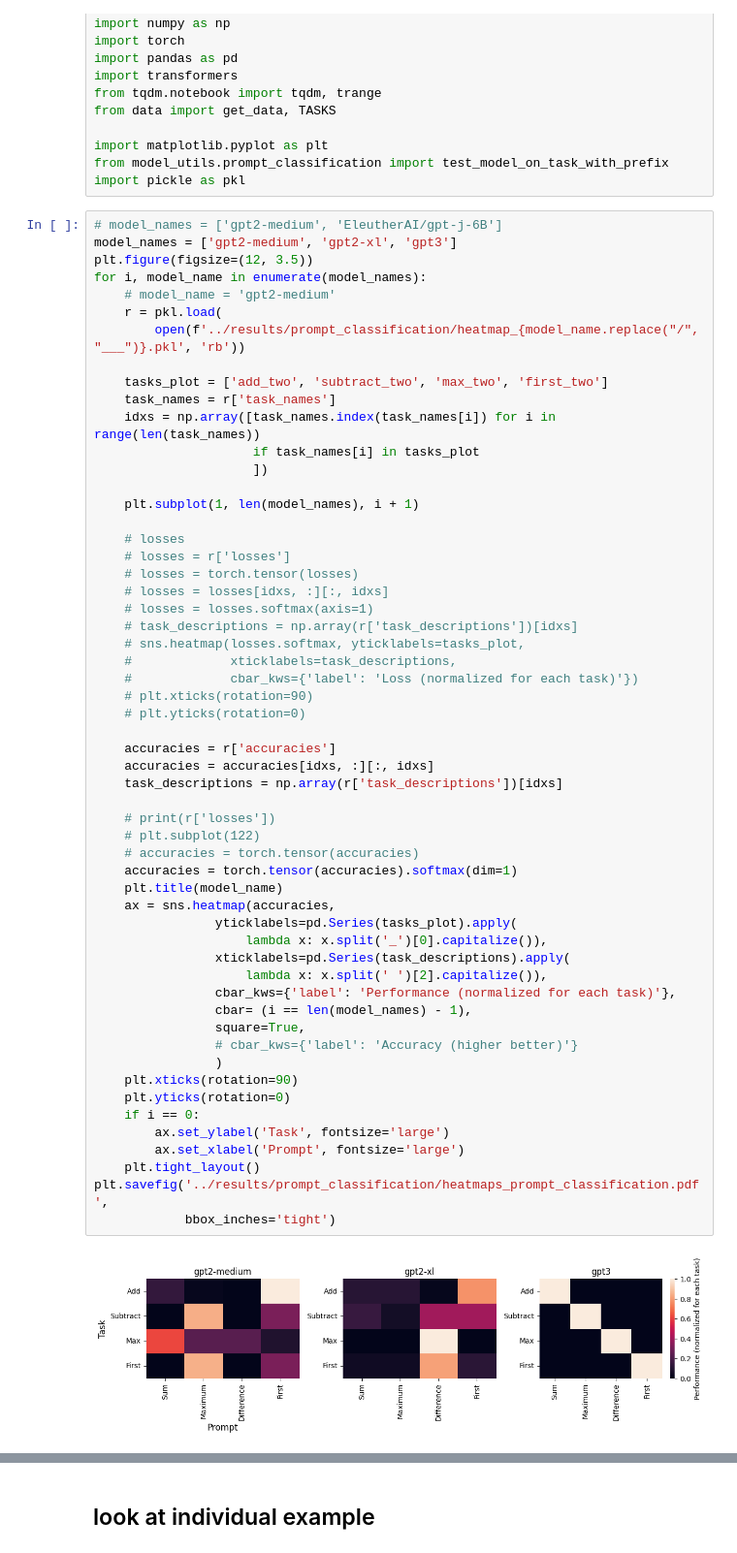
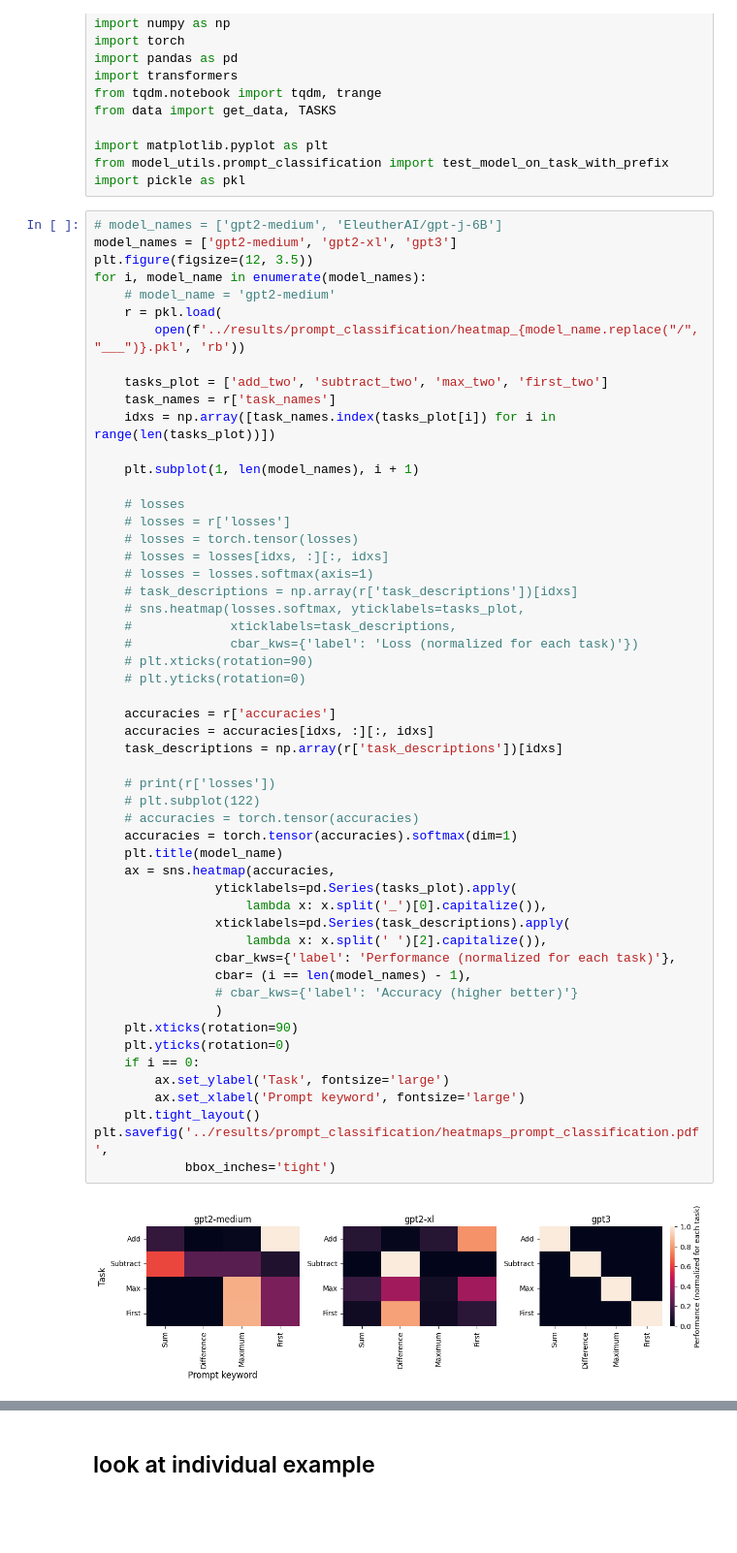
Before and after one commit to csinva/iprompt, a Jupyter notebook: notebooks/01_prompt_selection.ipynb, the cells around one changed output, grey strips where cells are left out. Shown at 97% size. Drawn from its saved outputs; the diff is of its cells as text; blank space fills up the shorter version.

Commit message:
fix cls heatmap labels

```diff
--- a/notebooks/01_prompt_selection.ipynb
+++ b/notebooks/01_prompt_selection.ipynb
@@ -25,9 +25,7 @@ for i, model_name in enumerate(model_names):
 
     tasks_plot = ['add_two', 'subtract_two', 'max_two', 'first_two']
     task_names = r['task_names']
-    idxs = np.array([task_names.index(task_names[i]) for i in range(len(task_names))
-                     if task_names[i] in tasks_plot
-                     ])
+    idxs = np.array([task_names.index(tasks_plot[i]) for i in range(len(tasks_plot))])
 
     plt.subplot(1, len(model_names), i + 1)
 
@@ -42,33 +40,32 @@ for i, model_name in enumerate(model_names):
     #             cbar_kws={'label': 'Loss (normalized for each task)'})
     # plt.xticks(rotation=90)
     # plt.yticks(rotation=0)
 
     accuracies = r['accuracies']
     accuracies = accuracies[idxs, :][:, idxs]
     task_descriptions = np.array(r['task_descriptions'])[idxs]
 
     # print(r['losses'])
     # plt.subplot(122)
     # accuracies = torch.tensor(accuracies)
     accuracies = torch.tensor(accuracies).softmax(dim=1)
     plt.title(model_name)
     ax = sns.heatmap(accuracies,
                 yticklabels=pd.Series(tasks_plot).apply(
                     lambda x: x.split('_')[0].capitalize()),
                 xticklabels=pd.Series(task_descriptions).apply(
                     lambda x: x.split(' ')[2].capitalize()),
                 cbar_kws={'label': 'Performance (normalized for each task)'},
                 cbar= (i == len(model_names) - 1),
-                square=True,
                 # cbar_kws={'label': 'Accuracy (higher better)'}
                 )
     plt.xticks(rotation=90)
     plt.yticks(rotation=0)
     if i == 0:
         ax.set_ylabel('Task', fontsize='large')
-        ax.set_xlabel('Prompt', fontsize='large')
+        ax.set_xlabel('Prompt keyword', fontsize='large')
     plt.tight_layout()
 plt.savefig('../results/prompt_classification/heatmaps_prompt_classification.pdf',
             bbox_inches='tight')
 # %% [output]
-[figure, old version]
+[figure, new version]
```
Also changed, not shown: parts of 1 cell of this notebook, 1 other file.
